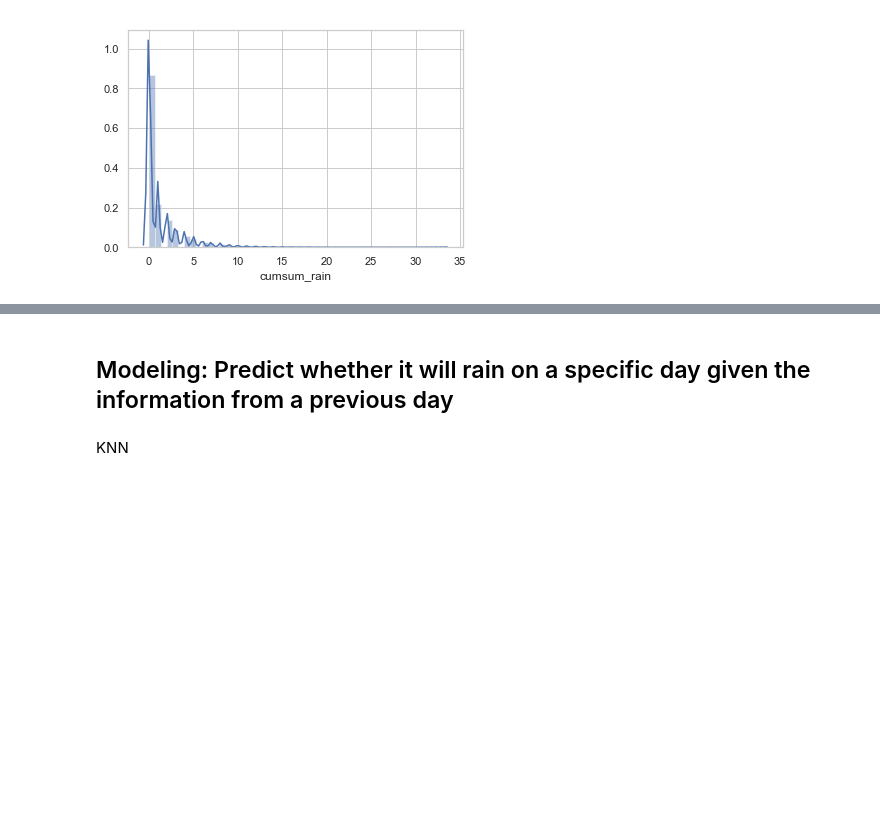
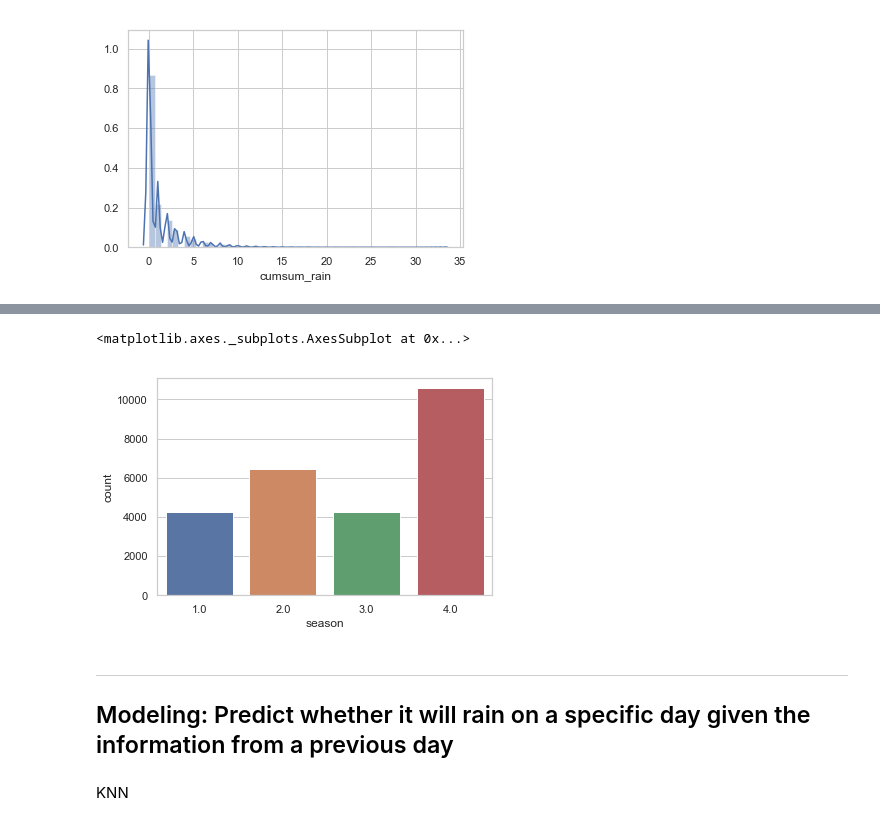
Before and after one commit to naivelogic/Machine_Learning_Notebooks, a Jupyter notebook: Predicting Seattle Rain.ipynb, the cells around one changed output, grey strips where cells are left out. Saved outputs shown, nothing was run; the diff lists cells and outputs as text; code cells hidden in the pictures; blank space fills up the shorter version.

```diff
--- a/Predicting Seattle Rain.ipynb
+++ b/Predicting Seattle Rain.ipynb
@@ -149,3 +149,5 @@ sns.distplot(df.cumsum_rain)
 # %% [output]
 <matplotlib.axes._subplots.AxesSubplot at 0x...>
 [figure]
+# %%
+df = df.reset_index()
@@ -152,4 +167,26 @@ sns.distplot(df.cumsum_rain)
+# %%
+# df['date'] = pd.to_datetime(df.DATE) # convert into date time formate
+
+def get_month(list_):
+    for date_ in df.DATE:
+        yr, month, day = date_.split('-')
+        yield month
+
+df['month_']  = list(get_month(df.DATE))
+df.month_ = pd.to_numeric(df.month_)
+# %%
+df.loc[df.month_ <= 4, 'season'] = 4                           # winter
+df.loc[(df.month_ > 4) & (df.month_ <= 6) , 'season'] = 1  # spring
+df.loc[(df.month_ > 6) & (df.month_ <= 9) , 'season'] = 2  # Summer
+df.loc[(df.month_ > 9 ) & (df.month_ <= 11) , 'season'] = 3   # Fall
+df.loc[df.month_ == 12, 'season'] = 4                           # winter
+# %%
+sns.countplot(x="season", data = df)
+# %% [output]
+<matplotlib.axes._subplots.AxesSubplot at 0x...>
+[figure, added]
 # %% [markdown]
+------
 ## Modeling: Predict whether it will rain on a specific day given the information from a previous day
 # %%
 df = df.drop('DATE', axis=1)
```
Also changed, not shown: parts of 2 cells of this notebook.
